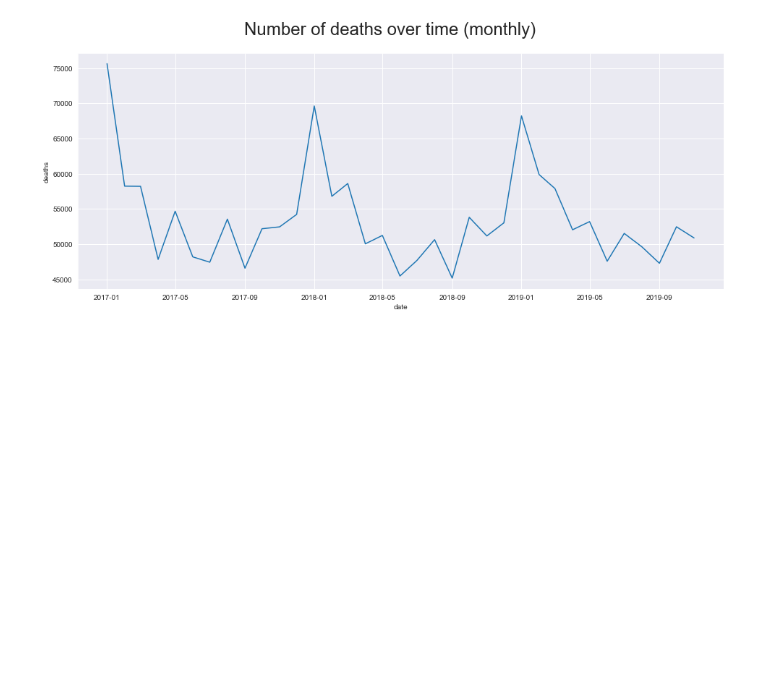
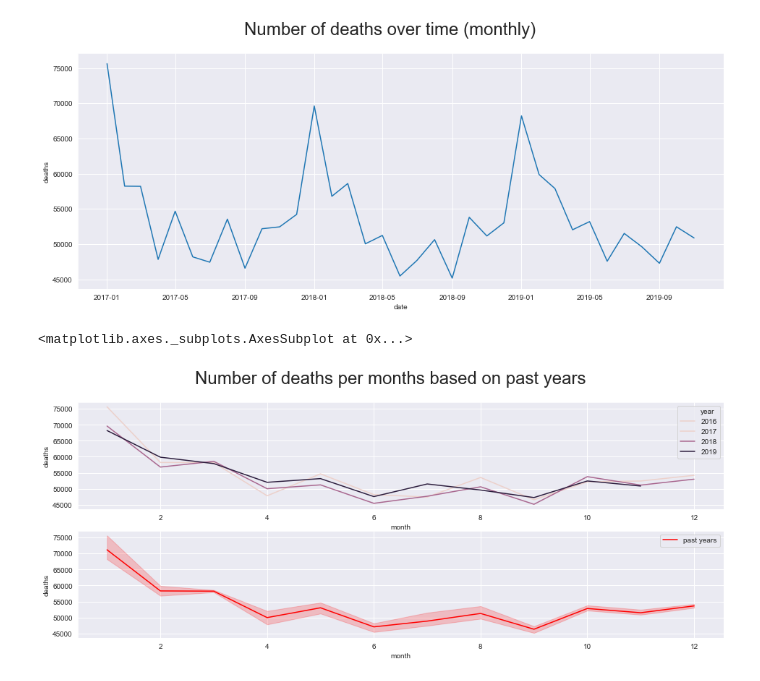
Before and after one commit to adamjakab/covid-19, a Jupyter notebook: italy.ipynb, the cells around one changed output. Saved outputs shown, nothing was run; the diff lists cells and outputs as text; code cells hidden in the pictures; blank space fills up the shorter version.

```diff
--- a/italy.ipynb
+++ b/italy.ipynb
@@ -100,3 +125,18 @@ sns.lineplot(x=pop.index, y="deaths", data=pop, ax=ax)
 # %% [output]
 <matplotlib.axes._subplots.AxesSubplot at 0x...>
 [figure]
+# %%
+sns.set_style("dark")
+fig, axes = plt.subplots(nrows=2, figsize=(16, 6))
+fig.suptitle('Number of deaths per months based on past years', fontsize=24)
+
+ax = axes[0]
+ax.grid(b=True, which='major', color='w', linewidth=1.0)
+sns.lineplot(x='month', y="deaths", hue='year', color="red", data=pop, ax=ax)
+
+ax = axes[1]
+ax.grid(b=True, which='major', color='w', linewidth=1.0)
+sns.lineplot(x='month', y="deaths", color="red", label="past years", data=pop, ax=ax)
+# %% [output]
+<matplotlib.axes._subplots.AxesSubplot at 0x...>
+[figure, added]
```
Also changed, not shown: parts of 22 cells of this notebook.
